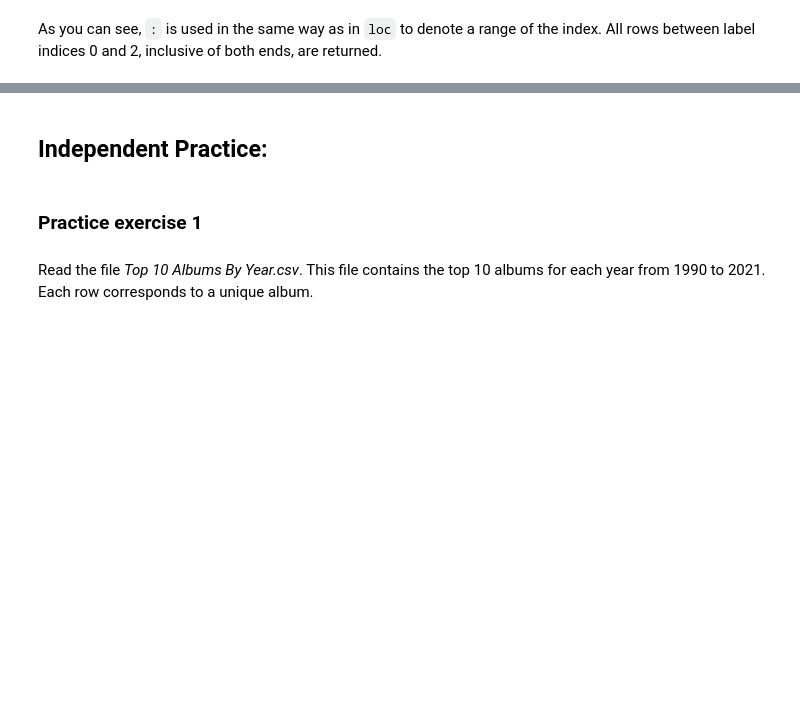
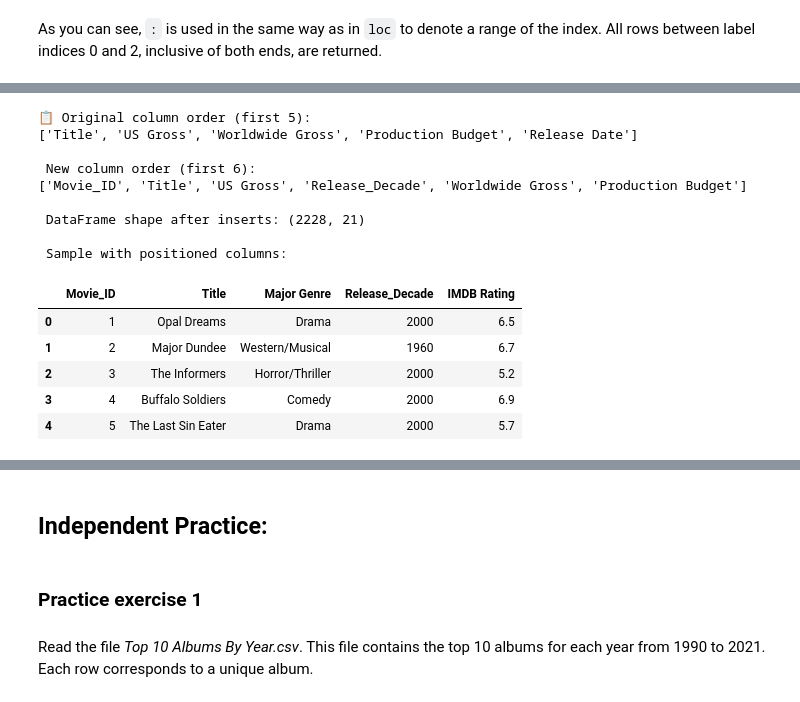
Before and after one commit to Lizhen0909/nu-stat303-1-sec20-coursebook, a Jupyter notebook: Pandas.ipynb, the cells around one changed output, grey strips where cells are left out. Saved outputs shown, nothing was run; the diff lists cells and outputs as text; code cells hidden in the pictures; blank space fills up the shorter version.

```diff
--- a/Pandas.ipynb
+++ b/Pandas.ipynb
@@ -1365,0 +1217,18 @@ We can see the top 5 songs most similar to *drivers license* in the *track_name*
+# %%
+# 🎬 Let's work with our movie dataset to demonstrate column operations
+print("Original DataFrame shape:", movie_ratings.shape)
+print("Original columns:", list(movie_ratings.columns))
+
+# 💡 Method 1a: Add a constant value column
+movie_ratings['Data_Source'] = 'IMDB'
+print(f"\n✅ Added constant column 'Data_Source'")
+
+# 💡 Method 1b: Add calculated column based on existing data
+movie_ratings['Profit'] = movie_ratings['Worldwide Gross'] - movie_ratings['Production Budget']
+print(f"✅ Added calculated column 'Profit'")
+
+
+# 📈 Show results
+print(f"\n🎯 New DataFrame shape:", movie_ratings.shape)
+print("🆕 Sample of new columns:")
+movie_ratings[['Title', 'Profit', 'Data_Source']].head()
@@ -1365,0 +1268,42 @@ We can see the top 5 songs most similar to *drivers license* in the *track_name*
+# %%
+# 🎯 Method 3: insert() for precise column positioning
+# Create a working copy to demonstrate insert()
+movies_copy = movie_ratings.copy()
+
+print("📋 Original column order (first 5):")
+print(list(movies_copy.columns[:5]))
+
+# 📍 Insert a column at position 2 (after Title and Genre)
+# 1) Parse the date column (e.g., "Nov 22 2006")
+movies_copy["Release Date"] = pd.to_datetime(movies_copy["Release Date"], format="%b %d %Y", errors="coerce")
+
+movies_copy.insert(2, 'Release_Decade', (movies_copy['Release Date'].dt.year // 10) * 10)
+
+# 📍 Insert another column at the beginning (position 0)
+movies_copy.insert(0, 'Movie_ID', range(1, len(movies_copy) + 1))
+
+print("\n New column order (first 6):")
+print(list(movies_copy.columns[:6]))
+
+
+# ⚠️ Note: insert() modifies the DataFrame in-place
+print(f"\n DataFrame shape after inserts: {movies_copy.shape}")
+
+print("\n Sample with positioned columns:")
+movies_copy[['Movie_ID', 'Title', 'Major Genre', 'Release_Decade', 'IMDB Rating']].head()
+# %% [output]
+📋 Original column order (first 5):
+['Title', 'US Gross', 'Worldwide Gross', 'Production Budget', 'Release Date']
+
+ New column order (first 6):
+['Movie_ID', 'Title', 'US Gross', 'Release_Decade', 'Worldwide Gross', 'Production Budget']
+
+ DataFrame shape after inserts: (2228, 21)
+
+ Sample with positioned columns:
+|  | Movie_ID | Title | Major Genre | Release_Decade | IMDB Rating |
+| 0 | 1 | Opal Dreams | Drama | 2000 | 6.5 |
+| 1 | 2 | Major Dundee | Western/Musical | 1960 | 6.7 |
+| 2 | 3 | The Informers | Horror/Thriller | 2000 | 5.2 |
+| 3 | 4 | Buffalo Soldiers | Comedy | 2000 | 6.9 |
+| 4 | 5 | The Last Sin Eater | Drama | 2000 | 5.7 |
```
Also changed, not shown: parts of 269 cells of this notebook, 4 other files.
